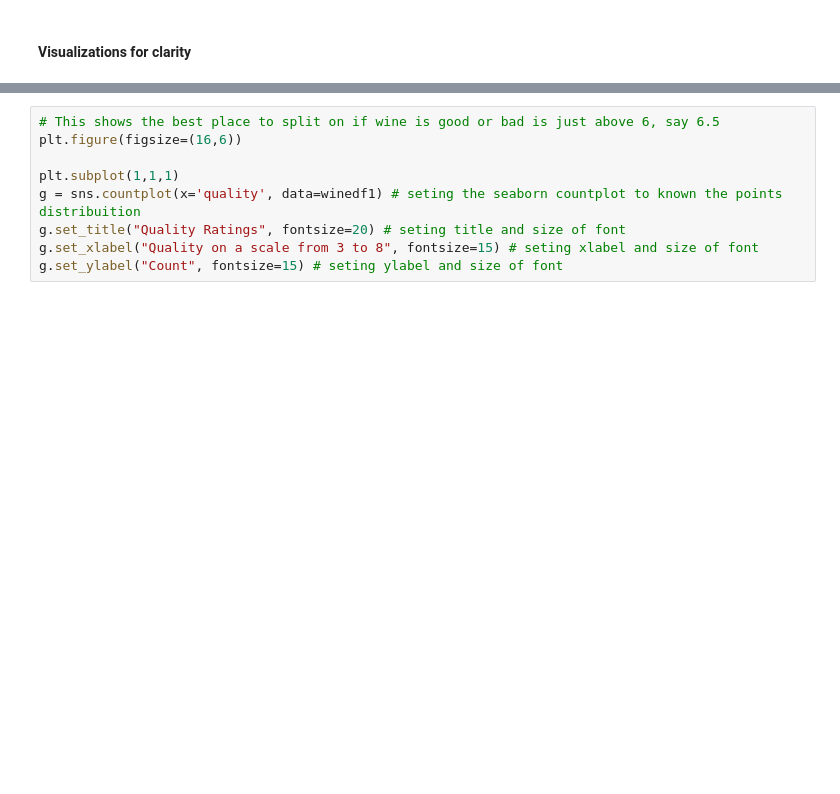
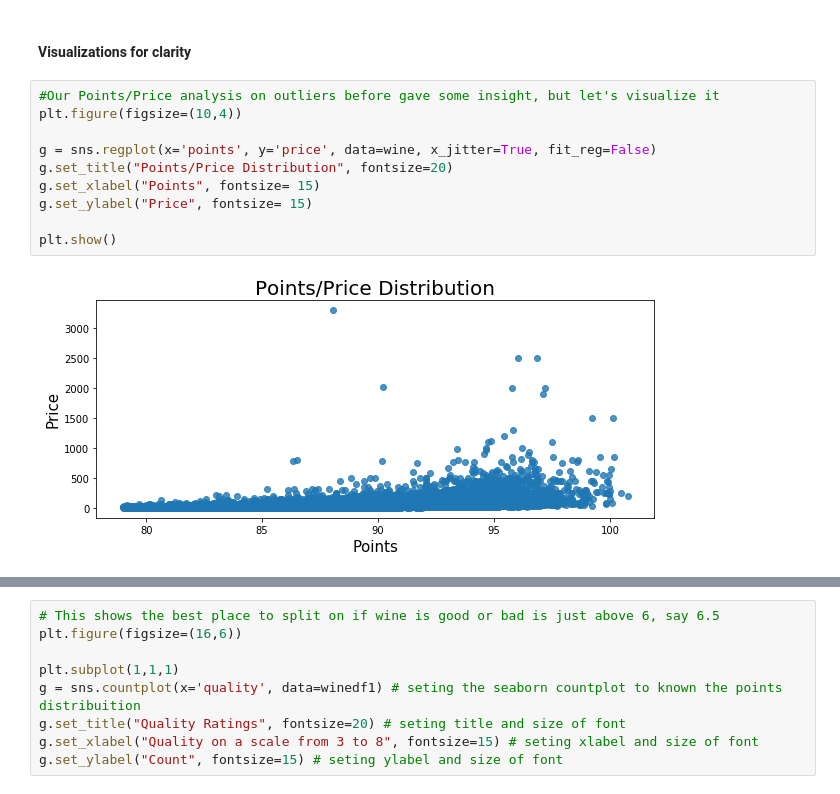
Before and after one commit to harrisonhardin/Mod5Project, a Jupyter notebook: Harrison_Scratch.ipynb, the cells around one changed output, grey strips where cells are left out. Cells and saved outputs as stored; diff of their text form; blank space fills up the shorter version.

```diff
--- a/Harrison_Scratch.ipynb
+++ b/Harrison_Scratch.ipynb
@@ -153,5 +255,17 @@ Index: []
 # %% [markdown]
 #### Visualizations for clarity
+# %%
+#Our Points/Price analysis on outliers before gave some insight, but let's visualize it
+plt.figure(figsize=(10,4))
+
+g = sns.regplot(x='points', y='price', data=wine, x_jitter=True, fit_reg=False)
+g.set_title("Points/Price Distribution", fontsize=20)
+g.set_xlabel("Points", fontsize= 15)
+g.set_ylabel("Price", fontsize= 15)
+
+plt.show()
+# %% [output]
+[figure, added]
 # %%
 # define the size of figures that I will build
 plt.figure(figsize=(16,6))
```
Also changed, not shown: parts of 88 cells of this notebook, 1 other file.
